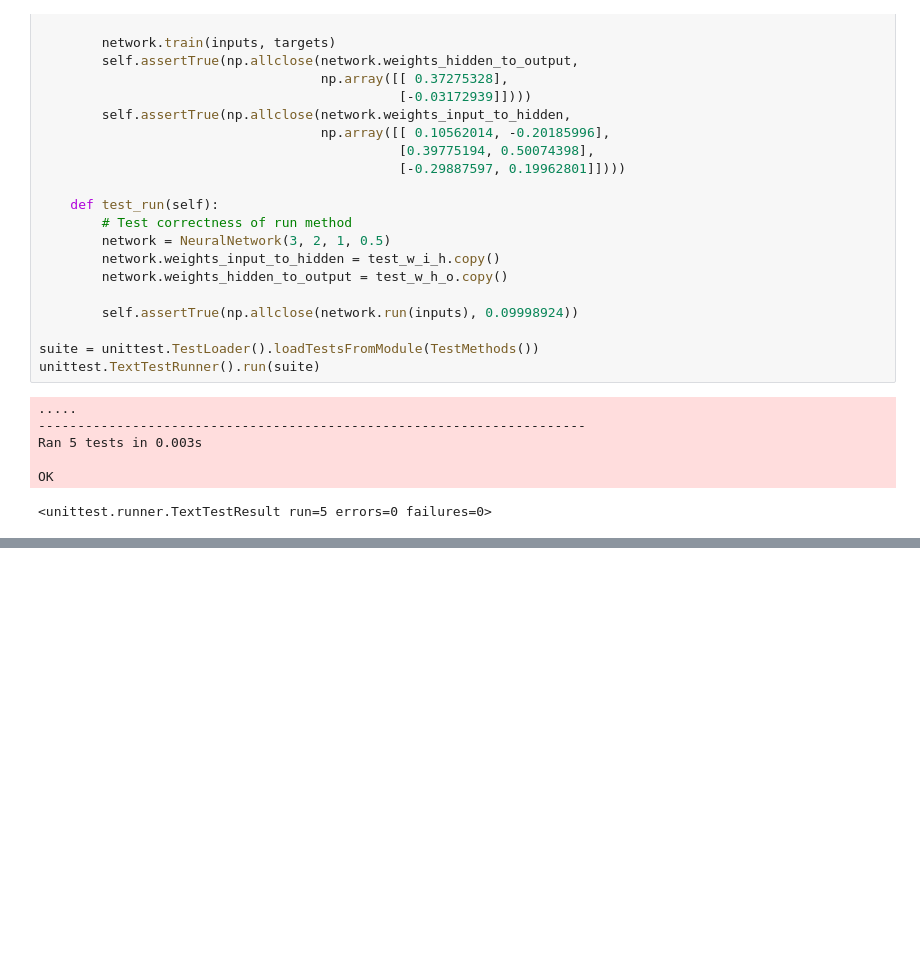
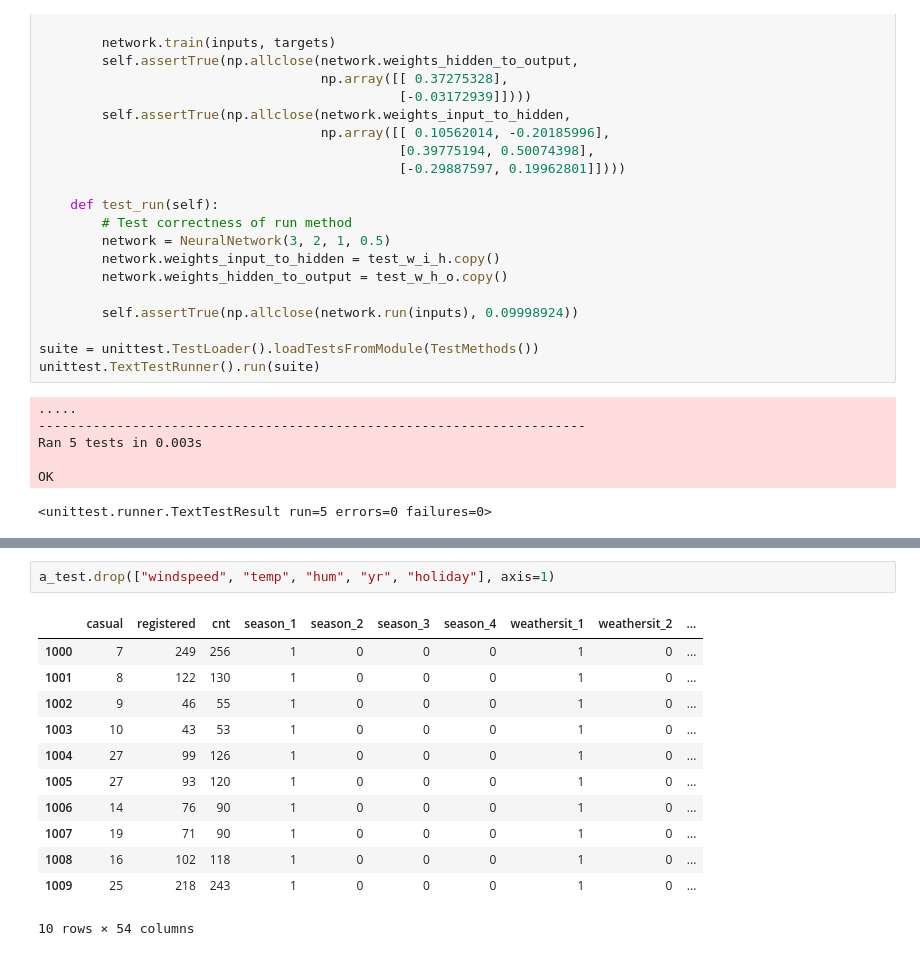
Before and after one commit to cfanatic/udacity-deep-learning, a Jupyter notebook: 1-project-bikesharing/notebook.ipynb, the cells around one changed output, grey strips where cells are left out. Saved outputs shown, nothing was run; the diff lists cells and outputs as text; blank space fills up the shorter version.

```diff
--- a/1-project-bikesharing/notebook.ipynb
+++ b/1-project-bikesharing/notebook.ipynb
@@ -498,0 +587,15 @@ OK
+# %%
+a_test.drop(["windspeed", "temp", "hum", "yr", "holiday"], axis=1)
+# %% [output]
+|  | casual | registered | cnt | season_1 | season_2 | season_3 | season_4 | weathersit_1 | weathersit_2 | ... |
+| 1000 | 7 | 249 | 256 | 1 | 0 | 0 | 0 | 1 | 0 | ... |
+| 1001 | 8 | 122 | 130 | 1 | 0 | 0 | 0 | 1 | 0 | ... |
+| 1002 | 9 | 46 | 55 | 1 | 0 | 0 | 0 | 1 | 0 | ... |
+| 1003 | 10 | 43 | 53 | 1 | 0 | 0 | 0 | 1 | 0 | ... |
+| 1004 | 27 | 99 | 126 | 1 | 0 | 0 | 0 | 1 | 0 | ... |
+| 1005 | 27 | 93 | 120 | 1 | 0 | 0 | 0 | 1 | 0 | ... |
+| 1006 | 14 | 76 | 90 | 1 | 0 | 0 | 0 | 1 | 0 | ... |
+| 1007 | 19 | 71 | 90 | 1 | 0 | 0 | 0 | 1 | 0 | ... |
+| 1008 | 16 | 102 | 118 | 1 | 0 | 0 | 0 | 1 | 0 | ... |
+| 1009 | 25 | 218 | 243 | 1 | 0 | 0 | 0 | 1 | 0 | ... |
+10 rows × 54 columns
```
Also changed, not shown: parts of 13 cells of this notebook.
